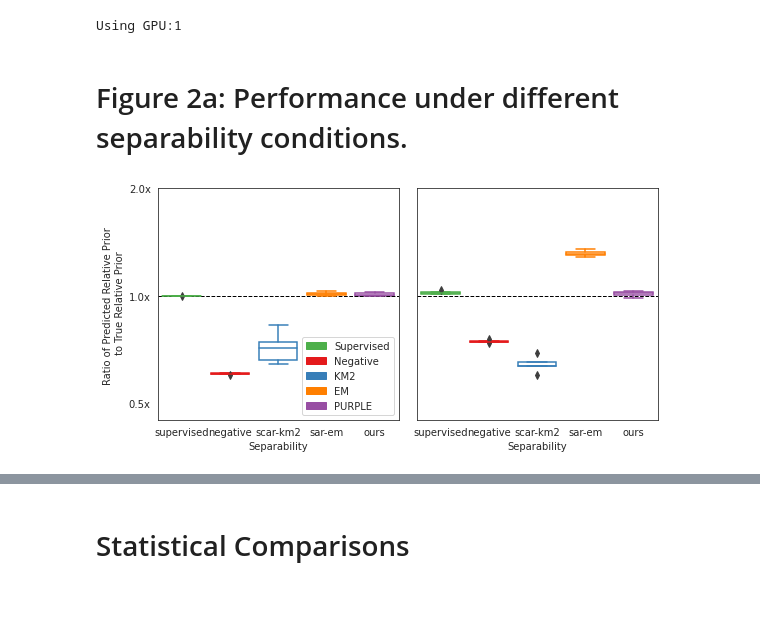
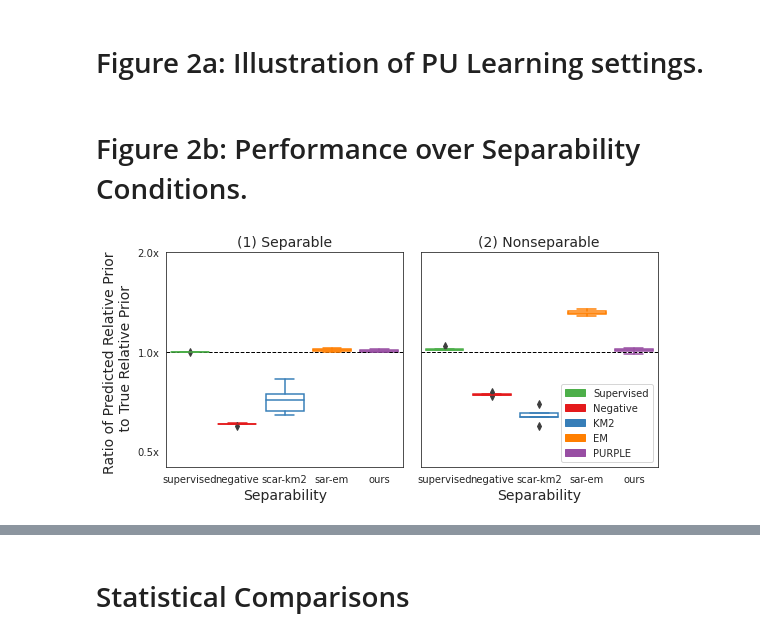
Before and after one commit to epierson9/invisible-conditions, a Jupyter notebook: relative_prevalence_benchmark/Figure 2 - Synthetic Results.ipynb, the cells around one changed output, grey strips where cells are left out. Saved outputs shown, nothing was run; the diff lists cells and outputs as text; code cells hidden in the pictures; blank space fills up the shorter version.

```diff
--- a/relative_prevalence_benchmark/Figure 2 - Synthetic Results.ipynb
+++ b/relative_prevalence_benchmark/Figure 2 - Synthetic Results.ipynb
@@ -0,0 +45,2 @@
+# %% [markdown]
+# Figure 2a: Illustration of PU Learning settings.
@@ -1,24 +95,6 @@
+# %% [markdown]
+# Figure 2b: Performance over Separability Conditions.
 # %%
-%load_ext autoreload
-%autoreload 2
-import numpy as np
-import pandas as pd
-
-import seaborn as sns
-from matplotlib import ticker
-import matplotlib.pyplot as plt
-import matplotlib.patches as mpatches
-sns.set_style('white')
-np.random.seed(42)
-
-from scipy.stats import ttest_rel
-from scipy.stats import combine_pvalues
-
-from gpu_utils import restrict_GPU_pytorch
-from fig_helpers import add_metrics_to_df, adjust_box_widths
-
-restrict_GPU_pytorch('1')
-
 group_gap_results_df = pd.concat([pd.read_csv('results/group_gap_supervised_results'),
                             pd.read_csv('results/group_gap_ours_results'),
                             pd.read_csv('results/group_gap_scar-km2_results'),
@@ -39,20 +115,6 @@ separability_results_df = pd.concat([pd.read_csv('results/separability_scar-km2_
 group_gap_results_df = add_metrics_to_df(group_gap_results_df)
 label_freq_results_df = add_metrics_to_df(label_freq_results_df)
 separability_results_df = add_metrics_to_df(separability_results_df)
-
-val_loss_key = 'auc'
-
-orig = sns.color_palette('colorblind')
-method_colors = [orig[2], orig[0], orig[1], orig[3], orig[4]]
-method_colors = ['#4daf4a', '#e41a1c', '#377eb8', '#ff7f00', '#984ea3']
-hue_order = ['supervised', 'negative', 'scar-km2', 'sar-em', 'ours']
-plotted_methods = ['supervised', 'negative', 'scar-km2', 'sar-em', 'ours']
-method_name_dict = {"supervised": "Supervised", "negative": "Negative", "scar-c": "SCAR-C",
-                    'scar-km2': 'KM2', "sar-em": "EM", "ours": "PURPLE"}
-# %% [output]
-Using GPU:1
-# %% [markdown]
-# Figure 2a: Performance under different separability conditions.
 # %%
 fig, axs = plt.subplots(1, 2, figsize=(8, 4), sharey=True)
 modes = ['separable', 'overlap']
@@ -69,32 +131,35 @@ for i, mode in enumerate(modes):
 
     g.set_yscale('log', base=2)
     axs[i].set_xlabel("Separability")
     axs[i].axhline(y=1.0, color='black', linestyle='--', zorder=1,
                    linewidth=1)
     if i == 0:
         axs[i].set_ylabel("Ratio of Predicted Relative Prior \n to True Relative Prior")
     else:
         axs[i].set_ylabel("")
 
     # Change the color of the entire box to be method color
     for j,box in enumerate(axs[i].artists):
         color = method_colors[j]
         box.set_edgecolor(color)
         box.set_facecolor('white')
         for k in range(6*j,6*(j+1)):
              axs[i].lines[k].set_color(color)
 
     axs[i].set_ylim([.45, 2.0])
     axs[i].set_yticklabels(["", "",  "0.5x", "1.0x", "2.0x"])
 
+axs[0].set_title("(1) Separable")
+axs[1].set_title("(2) Nonseparable")
 # Make legend
 patches = []
 for method_name, method_color in zip(hue_order, method_colors):
     patches.append(mpatches.Patch(color=method_color, label=method_name))
 labels = [method_name_dict[m] for m in hue_order]
-axs[0].legend(handles = patches, labels = labels,loc = 'lower right')
+axs[1].legend(handles = patches, labels = labels,loc = 'lower right')
 
 
 plt.tight_layout()
+plt.savefig(FIG_DIR + 'synthetic_separability.pdf', dpi=300)
 # %% [output]
-[figure, old version]
+[figure, new version]
```
Also changed, not shown: parts of 32 cells of this notebook, 57 other files.
